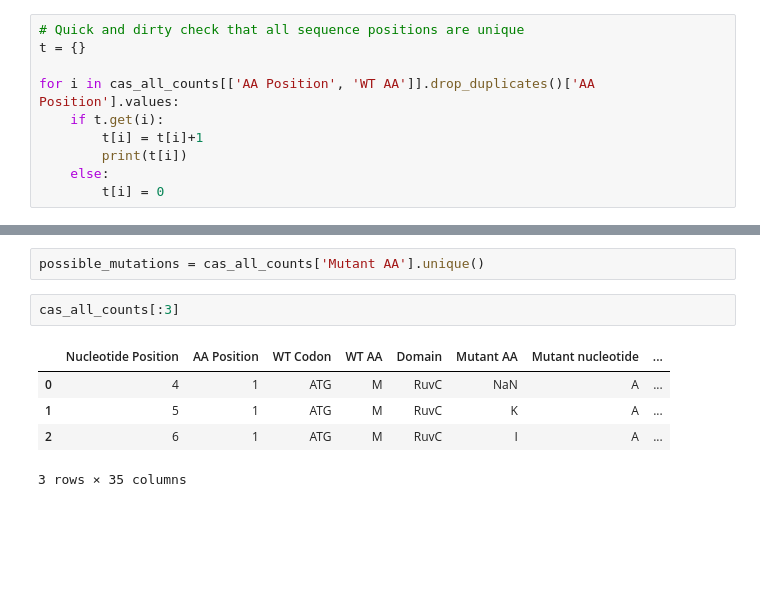
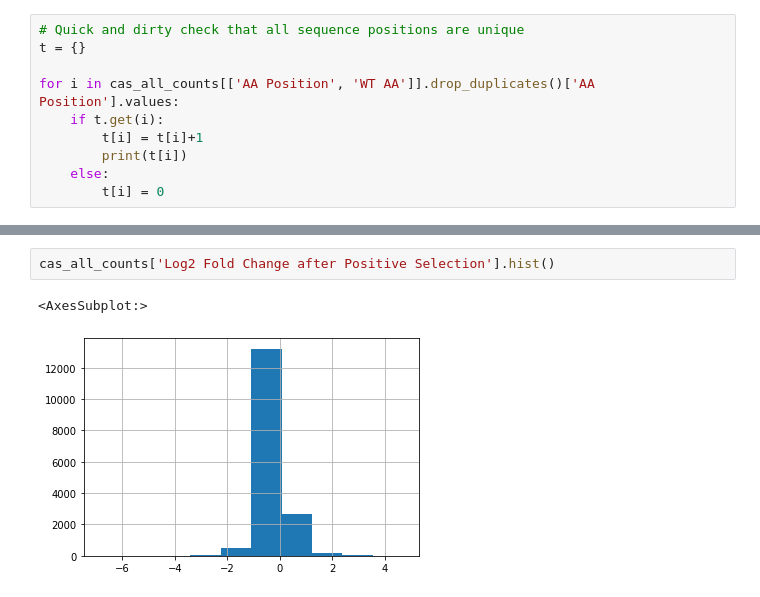
Before and after one commit to J-SNACKKB/FLIP, a Jupyter notebook: notebooks/1_csv_data.ipynb, the cells around one changed output, grey strips where cells are left out. Saved outputs shown, nothing was run; the diff lists cells and outputs as text; blank space fills up the shorter version.

```diff
--- a/notebooks/1_csv_data.ipynb
+++ b/notebooks/1_csv_data.ipynb
@@ -65,10 +83,5 @@ MDKKYSIGLDIGTNSVGWAVITDEYKVPSKKFKVLGNTDRHSIKKNLIGALLFDSGETAEATRLKRTARRRYTRRKNRIC
-# %%
-possible_mutations = cas_all_counts['Mutant AA'].unique()
-# %%
-cas_all_counts[:3]
-# %% [output]
-|  | Nucleotide Position | AA Position | WT Codon | WT AA | Domain | Mutant AA | Mutant nucleotide | ... |
-| 0 | 4 | 1 | ATG | M | RuvC | NaN | A | ... |
-| 1 | 5 | 1 | ATG | M | RuvC | K | A | ... |
-| 2 | 6 | 1 | ATG | M | RuvC | I | A | ... |
-3 rows × 35 columns
+# %%
+cas_all_counts['Log2 Fold Change after Positive Selection'].hist()
+# %% [output]
+<AxesSubplot:>
+[figure, added]
```
Also changed, not shown: parts of 13 cells of this notebook, 3 other files.
